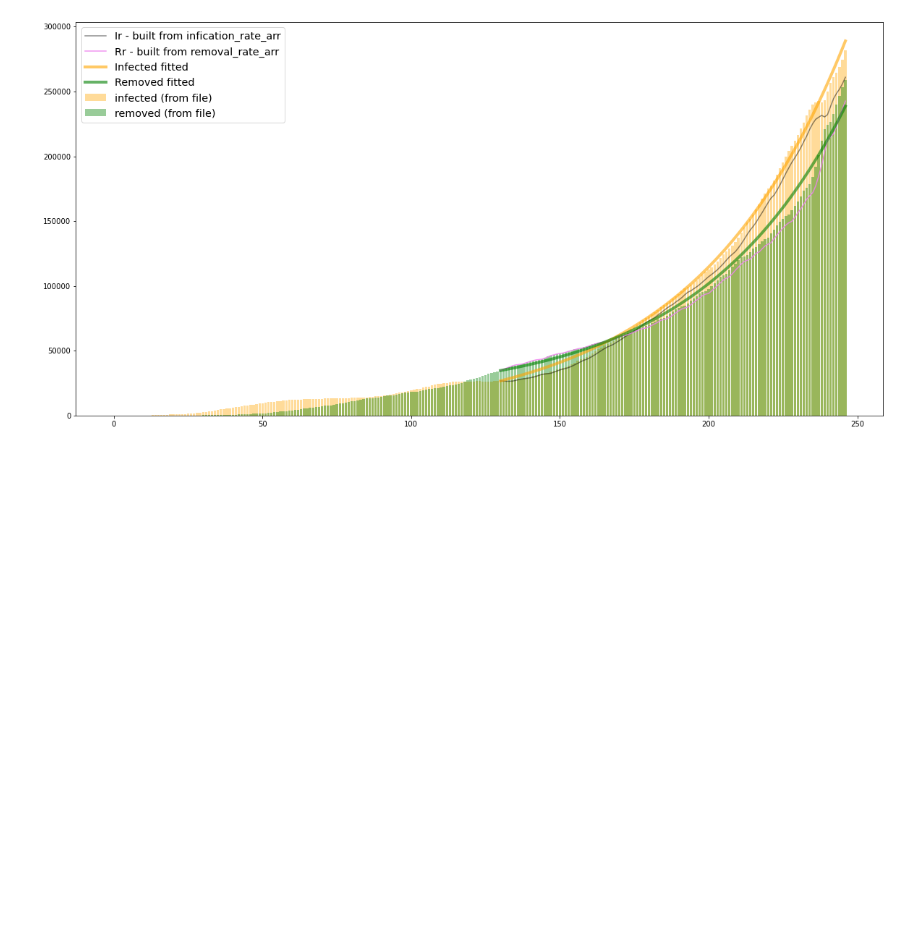
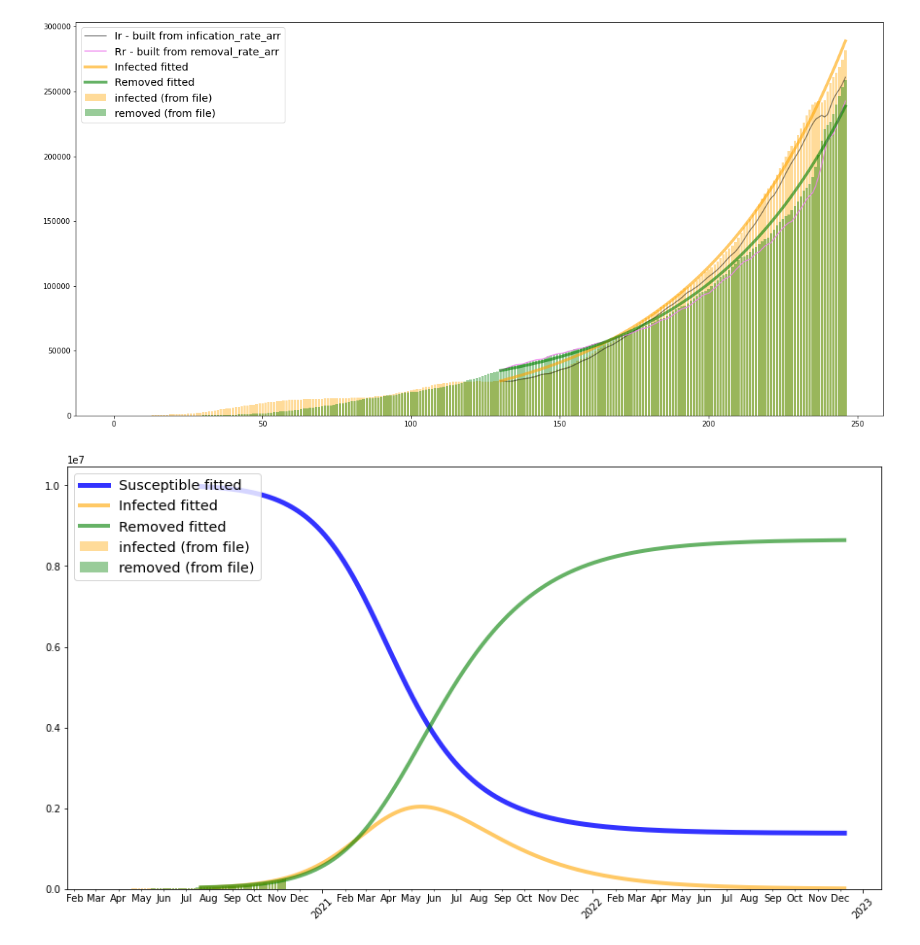
Before and after one commit to FelisLynx/corona_predictor, a Jupyter notebook: corona_predictor_SIR.ipynb, the cells around one changed output. Cells and saved outputs as stored; diff of their text form; code cells hidden in the pictures; blank space fills up the shorter version.

Commit message:
added full SIR plot with date x ticks

```diff
--- a/corona_predictor_SIR.ipynb
+++ b/corona_predictor_SIR.ipynb
@@ -358,3 +357,44 @@ plt.legend(fontsize="x-large")
 plt.show()
 # %% [output]
 [figure]
+# %%
+import matplotlib.dates as mdates
+
+#fullscale SIR model for ~3 years
+days = np.arange(1000)
+days_slice = days[start_day:]
+
+#dates for plotting
+extra_dates = [dates[0] + datetime.timedelta(days=int(i)) for i in days[fitting_start_day:]]
+
+#Nation = 40000000 #original
+Nation = 10000000 #debug
+
+S,I,R,Sr,Ir,Rr = calculate_SIR_arrays(fitting_start_day, 1000)
+
+plt.rcParams["figure.figsize"] = [15,8]
+fig, ax = plt.subplots()
+
+ax.bar(dates[:len(infected[:len(days)])], infected[:len(days)], color="orange", alpha=0.4, label="infected (from file)")
+ax.bar(dates[:len(removed[:len(days)])], removed[:len(days)], color="green", alpha=0.4, label="removed (from file)")
+
+ax.plot(extra_dates, S[:-1], color="blue", lw=5., alpha=0.8, label="Susceptible fitted")
+ax.plot(extra_dates, I[:-1], color="orange", lw=4., alpha=0.6, label="Infected fitted")
+ax.plot(extra_dates, R[:-1], color="green", lw=4., alpha=0.6, label="Removed fitted")
+
+ax.legend(fontsize="x-large", loc=2)
+
+years = mdates.YearLocator()   # every year
+months = mdates.MonthLocator()  # every month
+years_fmt = mdates.DateFormatter('%Y')
+month_fmt = mdates.DateFormatter('%b')
+
+ax.xaxis.set_major_locator(years)
+ax.xaxis.set_major_formatter(years_fmt)
+ax.xaxis.set_minor_locator(months)
+ax.xaxis.set_minor_formatter(month_fmt)
+plt.xticks(rotation=45)
+
+plt.show()
+# %% [output]
+[figure, added]
```
Also changed, not shown: parts of 1 cell of this notebook.
